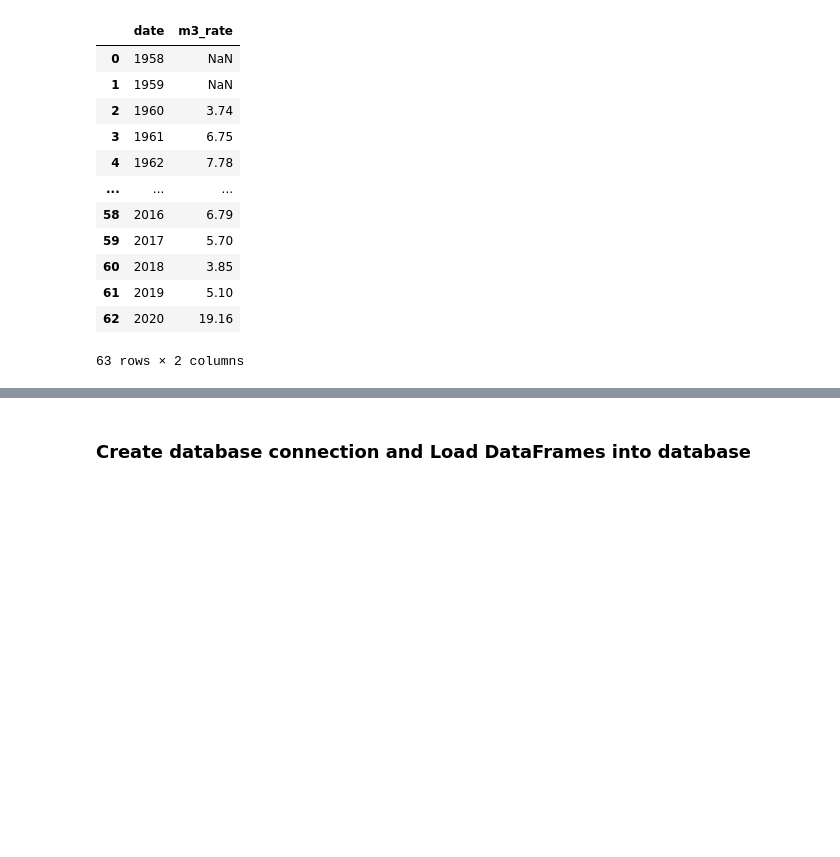
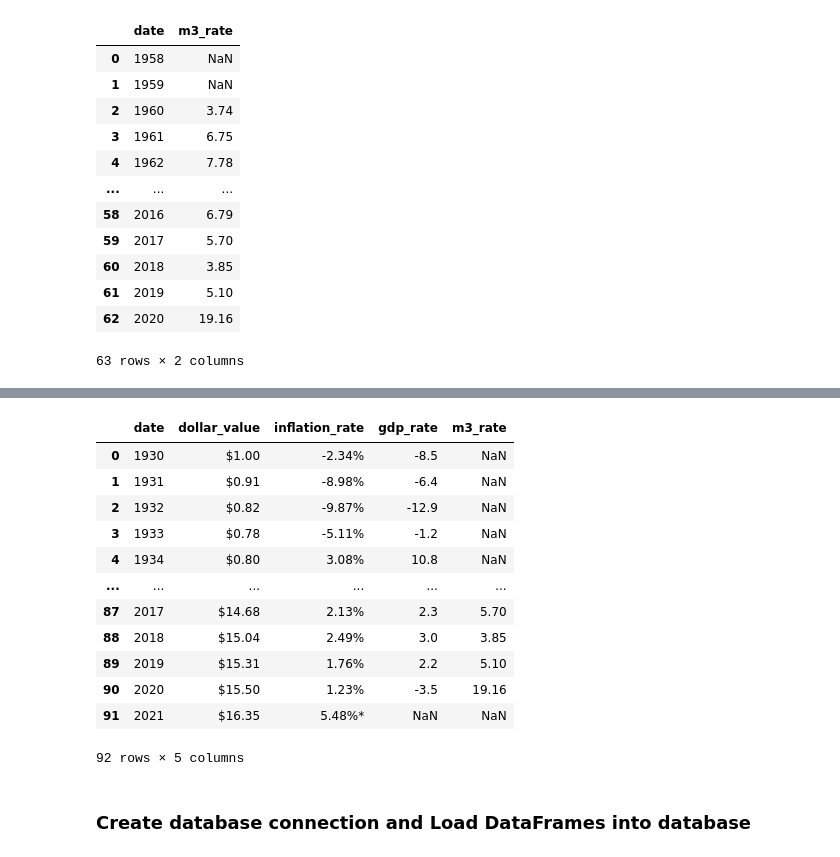
Before and after one commit to harrybonsu/ETL_Project, a Jupyter notebook: ETL_project.ipynb, the cells around one changed output, grey strips where cells are left out. Saved outputs shown, nothing was run; the diff lists cells and outputs as text; code cells hidden in the pictures; blank space fills up the shorter version.

```diff
--- a/ETL_project.ipynb
+++ b/ETL_project.ipynb
@@ -88,8 +88,7 @@ realtime_end = '2021-01-31'
 # %%
 # Build query URL
 
-query_url = url + "&realtime_start=" + realtime_start + "&realtime_end=" + realtime_end + "&api_key=" +
-api_key + "&file_type=json"
+query_url = url + "&realtime_start=" + realtime_start + "&realtime_end=" + realtime_end + "&api_key=" + api_key + "&file_type=json"
 # %%
 # Print the results of the query in a json format
 
@@ -305,3 +304,6 @@ m3_data
 | 61 | 2019 | 5.10 |
 | 62 | 2020 | 19.16 |
 63 rows × 2 columns
+# %%
+new_df = pd.merge(cpi_inflation_df, gdp_df, on='date', how='outer')
+new_df
@@ -308,3 +324,20 @@ m3_data
+# %%
+combined_df = pd.merge(new_df, m3_data, on='date', how='outer')
+combined_df
+# %% [output]
+|  | date | dollar_value | inflation_rate | gdp_rate | m3_rate |
+| 0 | 1930 | $1.00 | -2.34% | -8.5 | NaN |
+| 1 | 1931 | $0.91 | -8.98% | -6.4 | NaN |
+| 2 | 1932 | $0.82 | -9.87% | -12.9 | NaN |
+| 3 | 1933 | $0.78 | -5.11% | -1.2 | NaN |
+| 4 | 1934 | $0.80 | 3.08% | 10.8 | NaN |
+| ... | ... | ... | ... | ... | ... |
+| 87 | 2017 | $14.68 | 2.13% | 2.3 | 5.70 |
+| 88 | 2018 | $15.04 | 2.49% | 3.0 | 3.85 |
+| 89 | 2019 | $15.31 | 1.76% | 2.2 | 5.10 |
+| 90 | 2020 | $15.50 | 1.23% | -3.5 | 19.16 |
+| 91 | 2021 | $16.35 | 5.48%* | NaN | NaN |
+92 rows × 5 columns
 # %% [markdown]
 ### Create database connection and Load DataFrames into database
 # %%
```
Also changed, not shown: parts of 6 cells of this notebook, 1 other file.
